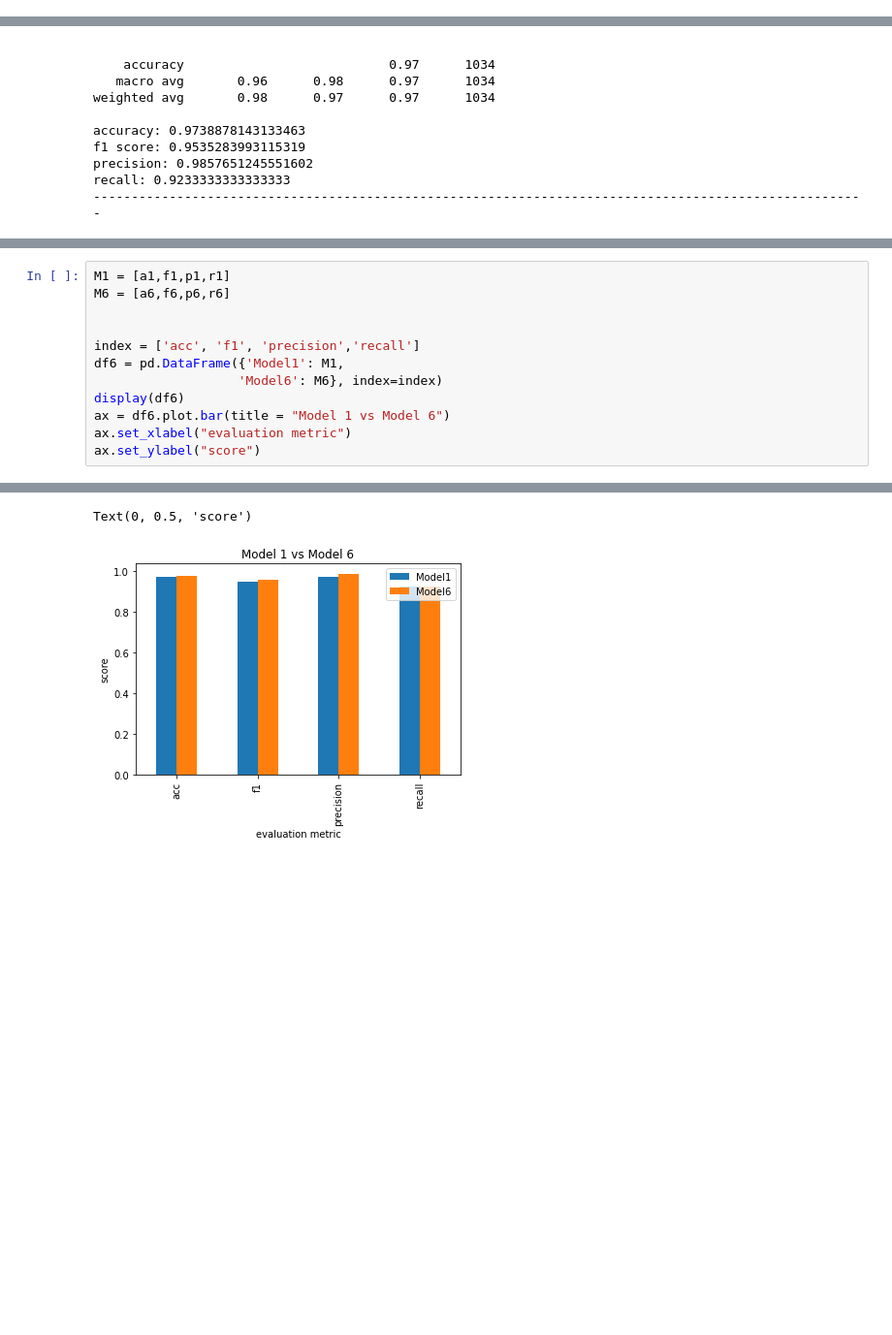
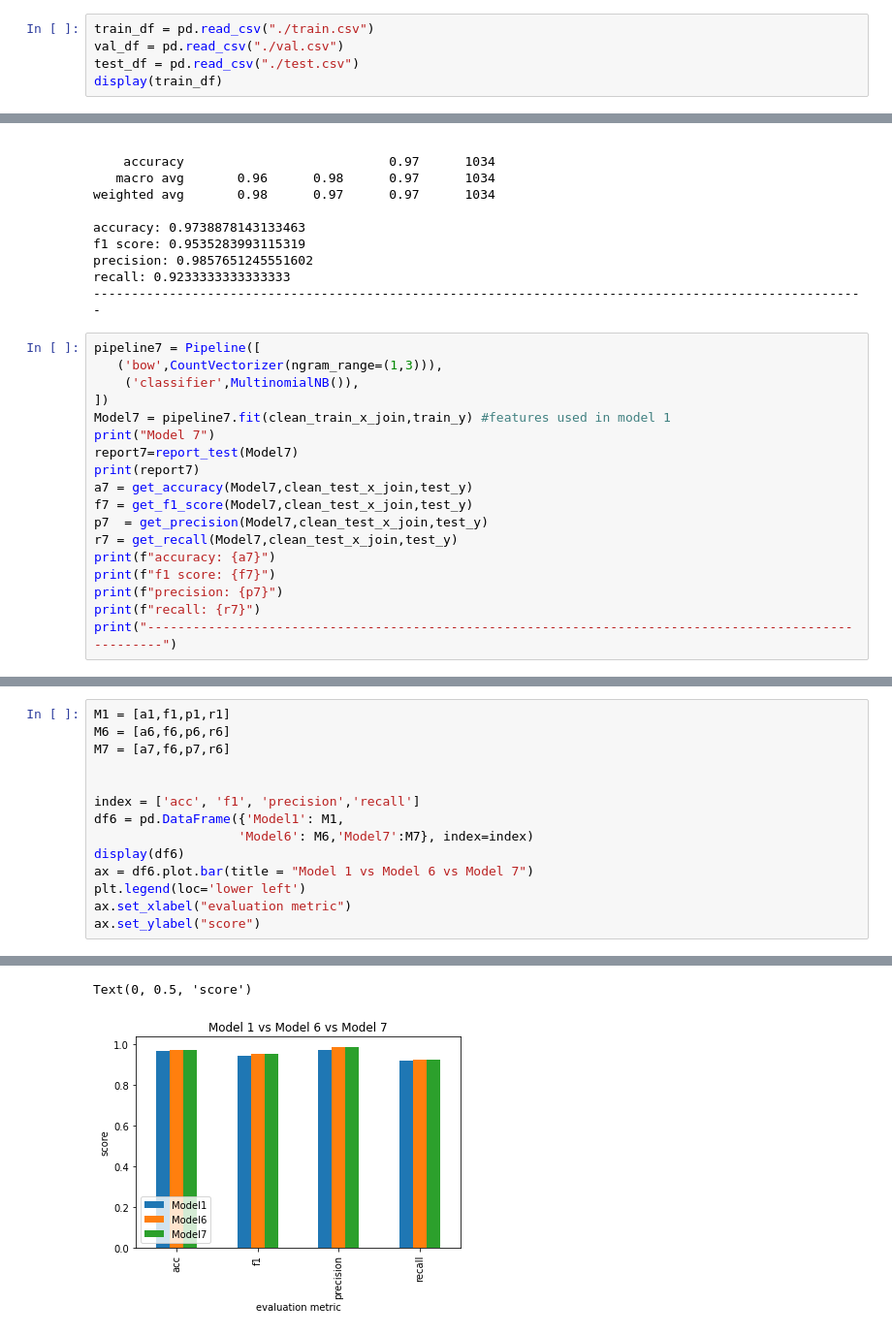
Before and after one commit to fezilemahlangu/Natural-Language-Processing-Project, a Jupyter notebook: NLP_project.ipynb, the cells around one changed output, grey strips where cells are left out. Shown at 97% size. Drawn from its saved outputs; the diff is of its cells as text; blank space fills up the shorter version.

```diff
--- a/NLP_project.ipynb
+++ b/NLP_project.ipynb
@@ -78,3 +82,8 @@ display(train_df)
+# %%
+train_df = pd.read_csv("./train.csv")
+val_df = pd.read_csv("./val.csv")
+test_df = pd.read_csv("./test.csv")
+display(train_df)
 # %%
 
 train = [train_df[train_df.label==0].count()[0],train_df[train_df.label==1].count()[0]]
@@ -1003,3 +1061,21 @@ f1 score: 0.9535283993115319
 precision: 0.9857651245551602
 recall: 0.9233333333333333
 ------------------------------------------------------------------------------------------------------
+# %%
+pipeline7 = Pipeline([
+   ('bow',CountVectorizer(ngram_range=(1,3))),
+    ('classifier',MultinomialNB()),
+])
+Model7 = pipeline7.fit(clean_train_x_join,train_y) #features used in model 1
+print("Model 7")
+report7=report_test(Model7)
+print(report7)
+a7 = get_accuracy(Model7,clean_test_x_join,test_y)
+f7 = get_f1_score(Model7,clean_test_x_join,test_y)
+p7  = get_precision(Model7,clean_test_x_join,test_y)
+r7 = get_recall(Model7,clean_test_x_join,test_y)
+print(f"accuracy: {a7}")
+print(f"f1 score: {f7}")
+print(f"precision: {p7}")
+print(f"recall: {r7}")
+print("------------------------------------------------------------------------------------------------------")
@@ -1006,13 +1098,15 @@ recall: 0.9233333333333333
 # %%
 M1 = [a1,f1,p1,r1]
 M6 = [a6,f6,p6,r6]
+M7 = [a7,f6,p7,r6]
 
 
 index = ['acc', 'f1', 'precision','recall']
 df6 = pd.DataFrame({'Model1': M1,
-                   'Model6': M6}, index=index)
+                   'Model6': M6,'Model7':M7}, index=index)
 display(df6)
-ax = df6.plot.bar(title = "Model 1 vs Model 6")
+ax = df6.plot.bar(title = "Model 1 vs Model 6 vs Model 7")
+plt.legend(loc='lower left')
 ax.set_xlabel("evaluation metric")
 ax.set_ylabel("score")
 # %% [output]
@@ -1024,4 +1118,4 @@ ax.set_ylabel("score")
 Text(0, 0.5, 'score')
-[figure, old version]
+[figure, new version]
 # %% [markdown]
 ## Discussion:
```
Also changed, not shown: parts of 23 cells of this notebook.
